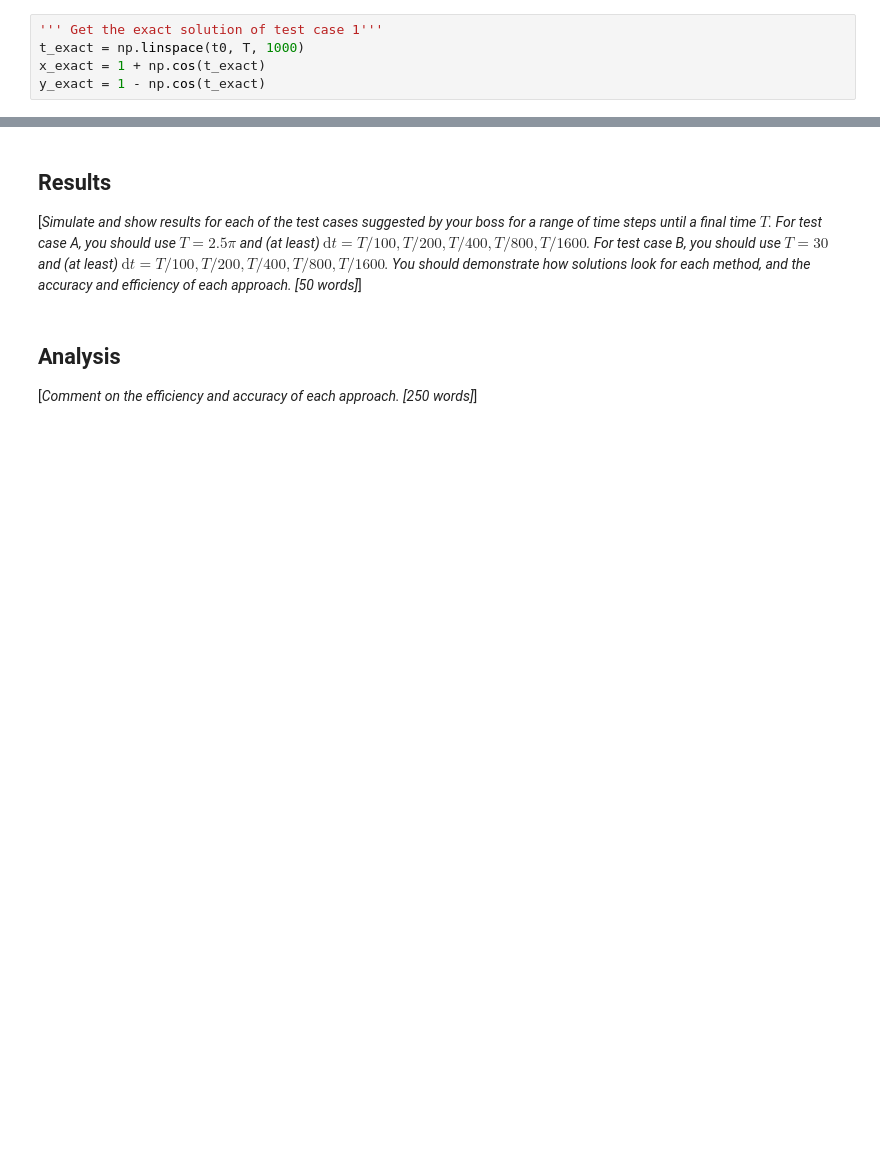
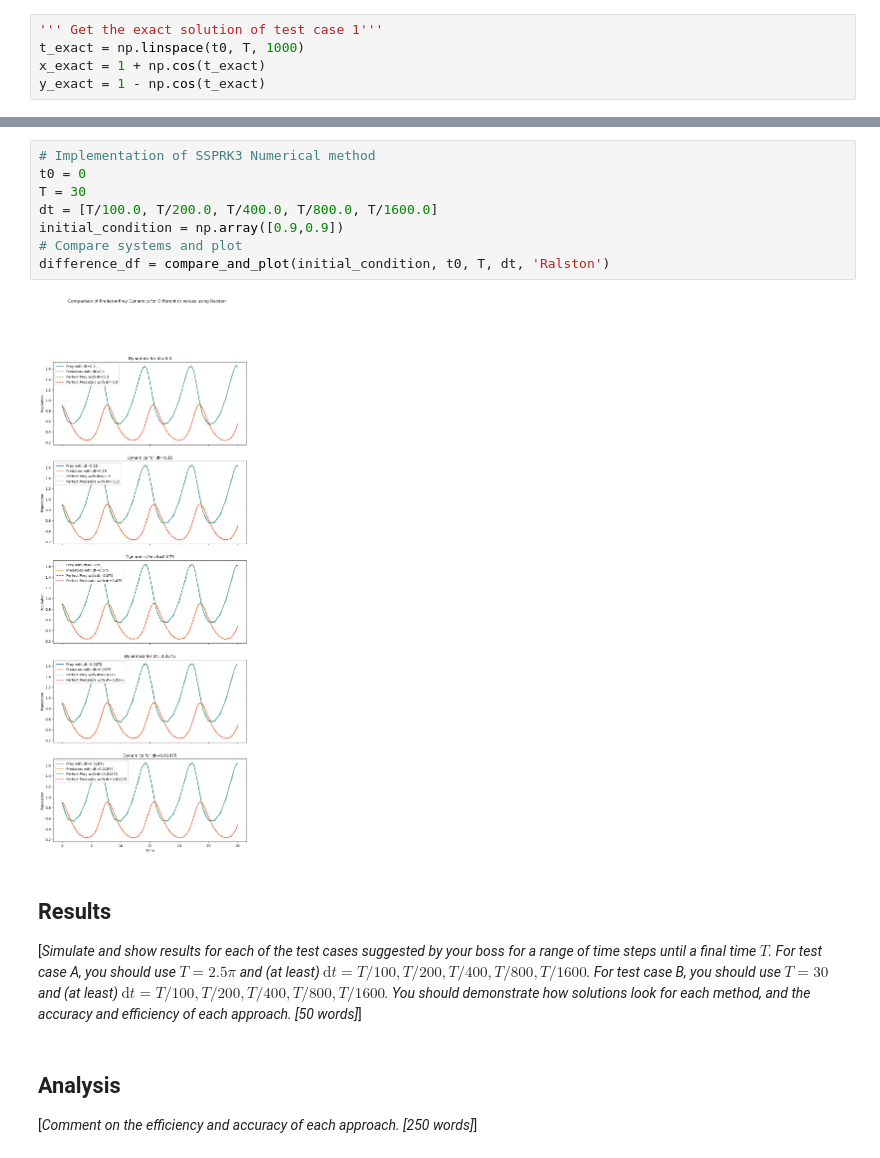
Before and after one commit to rubayeaAlketbi/Numerical-Methods-for-Solving-Predator-Prey-Models, a Jupyter notebook: template.ipynb, the cells around one changed output, grey strips where cells are left out. Drawn from its saved outputs; the diff is of its cells as text; blank space fills up the shorter version.

```diff
--- a/template.ipynb
+++ b/template.ipynb
@@ -66,3 +187,13 @@ plt.show()
+# %%
+# Implementation of SSPRK3 Numerical method
+t0 = 0
+T = 30
+dt = [T/100.0, T/200.0, T/400.0, T/800.0, T/1600.0]
+initial_condition = np.array([0.9,0.9])
+# Compare systems and plot
+difference_df = compare_and_plot(initial_condition, t0, T, dt, 'Ralston')
+# %% [output]
+[figure, added]
 # %% [markdown]
 ## Results
 
```
Also changed, not shown: parts of 11 cells of this notebook, 2 other files.
